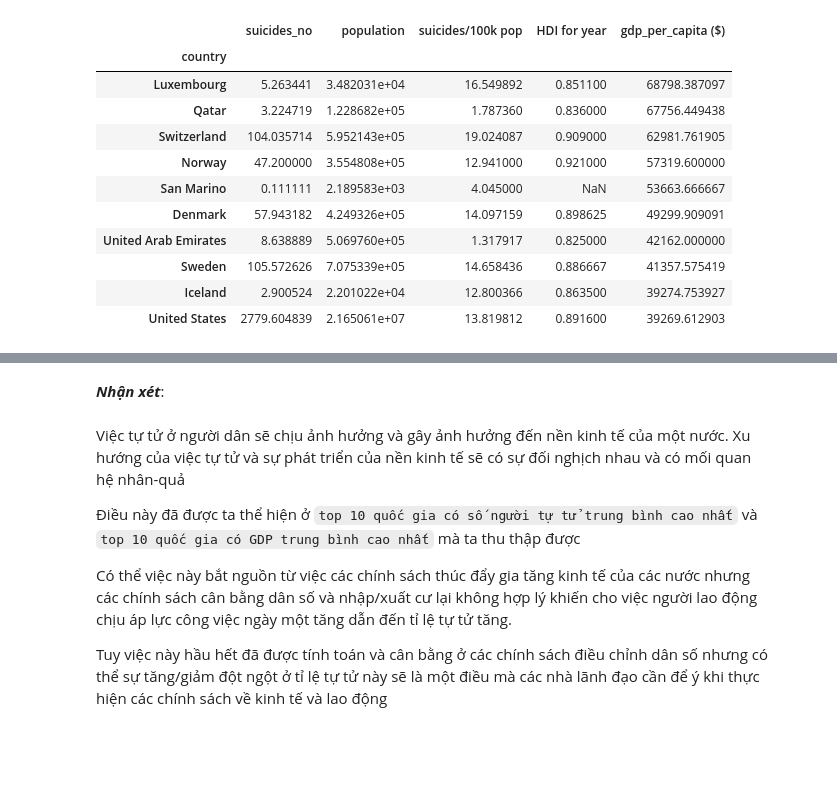
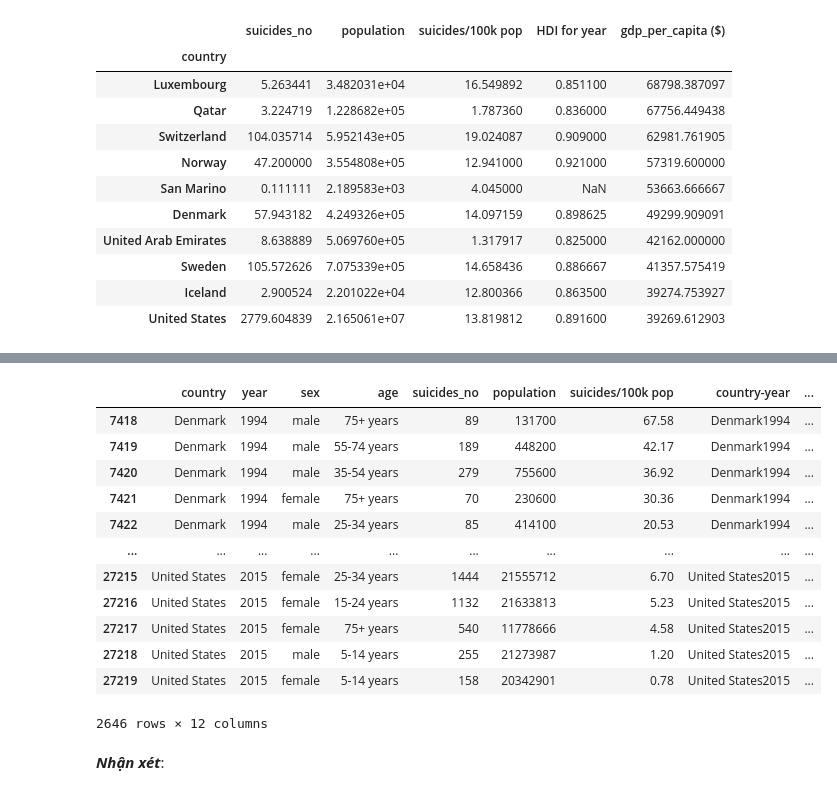
Before and after one commit to AI005/FinalProject-P4DS, a Jupyter notebook: notebook.ipynb, the cells around one changed output, grey strips where cells are left out. Saved outputs shown, nothing was run; the diff lists cells and outputs as text; code cells hidden in the pictures; blank space fills up the shorter version.

```diff
--- a/notebook.ipynb
+++ b/notebook.ipynb
@@ -481,10 +463,20 @@ top_10_gdp_df
-# %% [markdown]
-***Nhận xét***:
-# %% [markdown]
-Việc tự tử ở người dân sẽ chịu ảnh hưởng và gây ảnh hưởng đến nền kinh tế của một nước. Xu hướng của việc tự tử và sự phát triển của nền kinh tế sẽ có sự đối nghịch nhau và có mối quan hệ nhân-quả
-
-Điều này đã được ta thể hiện ở `top 10 quốc gia có số người tự tử trung bình cao nhất` và `top 10 quốc gia có GDP trung bình cao nhất` mà ta thu thập được
-
-Có thể việc này bắt nguồn từ việc các chính sách thúc đẩy gia tăng kinh tế của các nước nhưng các chính sách cân bằng dân số và nhập/xuất cư lại không hợp lý khiến cho việc người lao động chịu áp lực công việc ngày một tăng dẫn đến tỉ lệ tự tử tăng.
-
-Tuy việc này hầu hết đã được tính toán và cân bằng ở các chính sách điều chỉnh dân số nhưng có thể sự tăng/giảm đột ngột ở tỉ lệ tự tử này sẽ là một điều mà các nhà lãnh đạo cần để ý khi thực hiện các chính sách về kinh tế và lao động
+# %%
+top_10_gdp_countries = list(top_10_gdp_mean_df.index.unique())
+top_10_gdp_df = df.loc[df['country'].isin(top_10_gdp_countries)]
+top_10_gdp_df
+# %% [output]
+|  | country | year | sex | age | suicides_no | population | suicides/100k pop | country-year | ... |
+| 7418 | Denmark | 1994 | male | 75+ years | 89 | 131700 | 67.58 | Denmark1994 | ... |
+| 7419 | Denmark | 1994 | male | 55-74 years | 189 | 448200 | 42.17 | Denmark1994 | ... |
+| 7420 | Denmark | 1994 | male | 35-54 years | 279 | 755600 | 36.92 | Denmark1994 | ... |
+| 7421 | Denmark | 1994 | female | 75+ years | 70 | 230600 | 30.36 | Denmark1994 | ... |
+| 7422 | Denmark | 1994 | male | 25-34 years | 85 | 414100 | 20.53 | Denmark1994 | ... |
+| ... | ... | ... | ... | ... | ... | ... | ... | ... | ... |
+| 27215 | United States | 2015 | female | 25-34 years | 1444 | 21555712 | 6.70 | United States2015 | ... |
+| 27216 | United States | 2015 | female | 15-24 years | 1132 | 21633813 | 5.23 | United States2015 | ... |
+| 27217 | United States | 2015 | female | 75+ years | 540 | 11778666 | 4.58 | United States2015 | ... |
+| 27218 | United States | 2015 | male | 5-14 years | 255 | 21273987 | 1.20 | United States2015 | ... |
+| 27219 | United States | 2015 | female | 5-14 years | 158 | 20342901 | 0.78 | United States2015 | ... |
+2646 rows × 12 columns
+# %% [markdown]
+***Nhận xét***:
```
Also changed, not shown: parts of 8 cells of this notebook.
